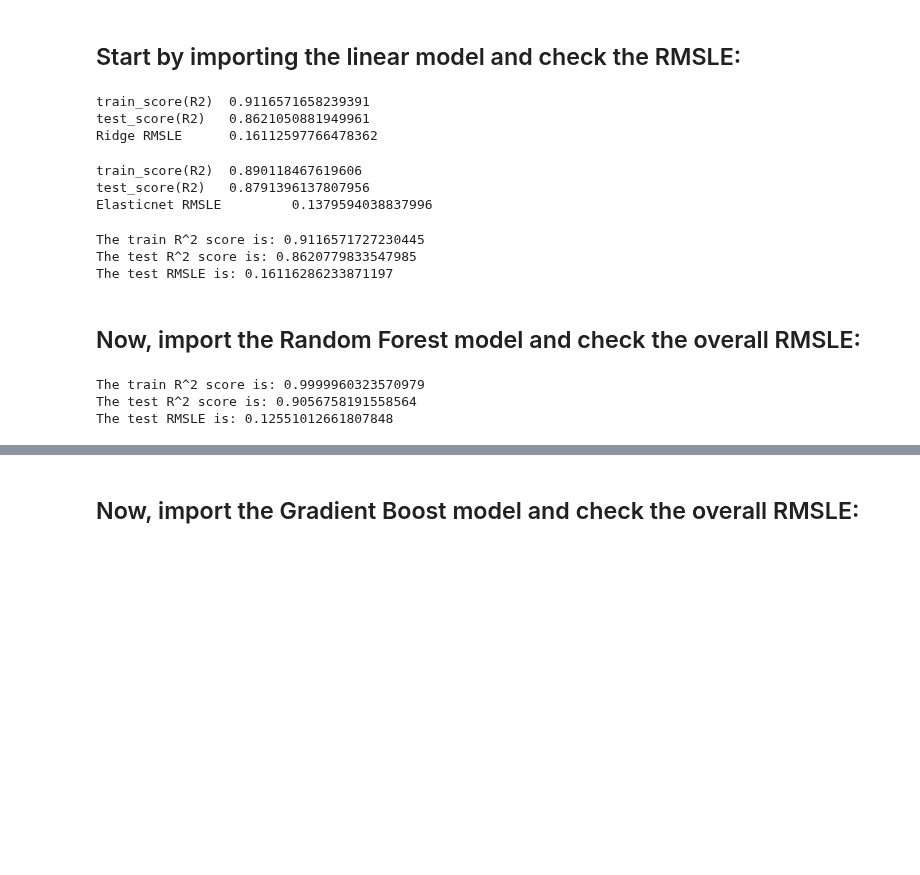
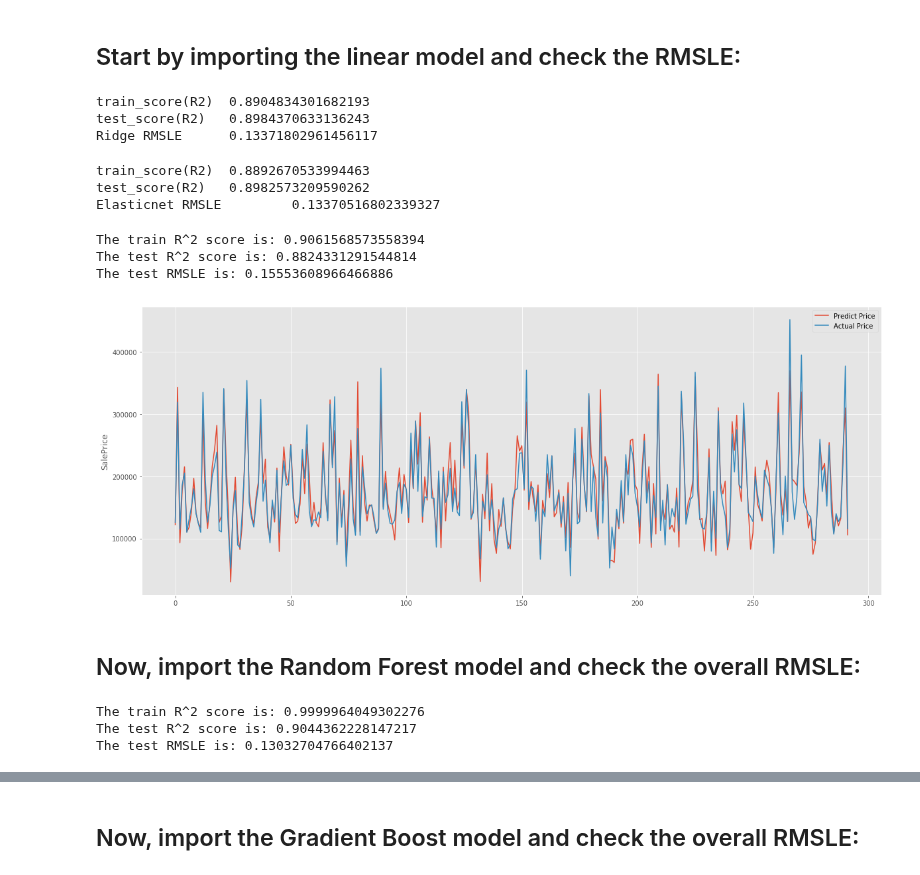
Before and after one commit to cchen17/machine-learning_house-prices, a Jupyter notebook: Chaoran/Ames_Overall_Models_and_Stacking_FinalFeatures_Chaoran.ipynb, the cells around one changed output, grey strips where cells are left out. Cells and saved outputs as stored; diff of their text form; code cells hidden in the pictures; blank space fills up the shorter version.

```diff
--- a/Chaoran/Ames_Overall_Models_and_Stacking_FinalFeatures_Chaoran.ipynb
+++ b/Chaoran/Ames_Overall_Models_and_Stacking_FinalFeatures_Chaoran.ipynb
@@ -3,11 +3,15 @@
 # %%
 import pandas as pd
 import numpy as np
+import matplotlib.pyplot as plt
+from sklearn.linear_model import LinearRegression
+import statsmodels.api as sm
 
-from sklearn.linear_model import LinearRegression
 lm = LinearRegression()
 
-import statsmodels.api as sm
+plt.style.use('ggplot')
+%matplotlib inline
+
 
 #Load our two Data Frames
 AmesDummiesOrdinalF = pd.read_csv('AmesDummiesOrdinalF.csv', index_col=0)
@@ -19,8 +23,8 @@ AmesDF = AmesDummiesOrdinalF.copy()
 # %%
 #Transform AmesDF into the Train AmesDF
 np.random.seed(19)
-#testIdxes = np.random.choice(range(1458), size=292, replace=False)
-testIdxes = np.random.choice(range(1458), size=437, replace=False)
+testIdxes = np.random.choice(range(1458), size=292, replace=False)
+
 trainIdxes = list(set(range(1458))-set(testIdxes))
 
 AmesDF2 = AmesDF.copy()
@@ -28,8 +32,7 @@ AmesDF = AmesDF.iloc[trainIdxes,]
 AmesDFTest = AmesDF2.iloc[testIdxes,]
 # %%
 #Reindex the AmesDF:
-#AmesDF.index = range(1166)
-AmesDF.index = range(1021)
+AmesDF.index = range(1166)
 # %%
 #Ridge regression
 
@@ -55,10 +58,10 @@ def standize_df(df,collist):
 collist=list(ridge_df.columns)
 ridge_df=standize_df(ridge_df,collist)
 
-#Split to 70%-30% with seed 19
+#Split to 80%-20% with seed 19
 np.random.seed(19)
-#testIdxes = np.random.choice(range(1458), size= 292, replace=False)
-testIdxes = np.random.choice(range(1458), size= 437, replace=False)
+testIdxes = np.random.choice(range(1458), size= 292, replace=False)
+
 trainIdxes = list(set(range(1458))-set(testIdxes))
 rX = ridge_df.iloc[trainIdxes]
 rtestX  = ridge_df.iloc[testIdxes]
@@ -67,7 +70,7 @@ rtestY  = SalePrice_r.iloc[testIdxes]
 
 # with 10 k-fold test, the best lambda=5.129
 ridge=Ridge()
-ridge.set_params(alpha=0.001)
+ridge.set_params(alpha=5.129)
 ridge.fit(rX,rY)
 rtrain_score=ridge.score(rX,rY)
 rtest_score= ridge.score(rtestX,rtestY)
@@ -80,9 +83,9 @@ print ('train_score(R2)\t',rtrain_score)
 print ('test_score(R2) \t',rtest_score)
 print ('Ridge RMSLE \t',RMSLEvalue)
 # %% [output]
-train_score(R2)  0.9116571658239391
-test_score(R2)   0.8621050881949961
-Ridge RMSLE      0.16112597766478362
+train_score(R2)  0.8904834301682193
+test_score(R2)   0.8984370633136243
+Ridge RMSLE      0.13371802961456117
 # %%
 #Elasticnet
 
@@ -105,36 +108,36 @@ def standize_df(df,collist):
     return df
 
 
-collist=list(ridge_df.columns)
-ridge_df=standize_df(ridge_df,collist)
+collist=list(net_df.columns)
+net_df=standize_df(net_df,collist)
 
-#Split to 70%-30% with seed 19
+#Split to 80%-20% with seed 19
 np.random.seed(19)
-#testIdxes = np.random.choice(range(1458), size= 292, replace=False)
-testIdxes = np.random.choice(range(1458), size= 437, replace=False)
+testIdxes = np.random.choice(range(1458), size= 292, replace=False)
+
 trainIdxes = list(set(range(1458))-set(testIdxes))
-eX = ridge_df.iloc[trainIdxes]
-etestX  = ridge_df.iloc[testIdxes]
+eX = net_df.iloc[trainIdxes]
+etestX  = net_df.iloc[testIdxes]
 eY = SalePrice_e.iloc[trainIdxes]
 etestY  = SalePrice_e.iloc[testIdxes]
 
 # alpha=0.01, rho=0.522
 net   = ElasticNet()
-net.set_params(alpha=0.01, l1_ratio=0.38551724137931037)
+net.set_params(alpha=0.01, l1_ratio=0.5220689655172415)
 net.fit(eX, eY)
 etrain_score=net.score(eX,eY)
 etest_score=net.score(etestX,etestY)
-PredictionsTest=net.predict(etestX)
-RMSLEvalue = np.sqrt(np.mean(np.power(np.log1p(etestY)-np.log1p(PredictionsTest), 2)))
+ePredictionsTest=net.predict(etestX)
+RMSLEvalue = np.sqrt(np.mean(np.power(np.log1p(etestY)-np.log1p(ePredictionsTest), 2)))
 
 
 print ('train_score(R2)\t',etrain_score)
 print ('test_score(R2) \t',etest_score)
 print ('Elasticnet RMSLE \t',RMSLEvalue)
 # %% [output]
-train_score(R2)  0.890118467619606
-test_score(R2)   0.8791396137807956
-Elasticnet RMSLE         0.1379594038837996
+train_score(R2)  0.8892670533994463
+test_score(R2)   0.8982573209590262
+Elasticnet RMSLE         0.13370516802339327
 # %%
 #Run Linear Regression on the Overall (80%) train set, based on earlier K-fold:
 
@@ -161,9 +164,18 @@ print("The train R^2 score is: " + str(lmscore))
 print("The test R^2 score is: " + str(lmtestscore))
 print("The test RMSLE is: " + str(RMSLE))
 # %% [output]
-The train R^2 score is: 0.9116571727230445
-The test R^2 score is: 0.8620779833547985
-The test RMSLE is: 0.16116286233871197
+The train R^2 score is: 0.9061568573558394
+The test R^2 score is: 0.8824331291544814
+The test RMSLE is: 0.15553608966466886
+# %%
+plt.figure(figsize=(20,8))
+plt.plot(range(292),testpredict,label="Predict Price")
+plt.plot(range(292),testY,label="Actual Price")
+plt.legend(loc="best")
+plt.ylabel("SalePrice")
+plt.show()
+# %% [output]
+[figure, added]
 # %% [markdown]
 ## Now, import the Random Forest model and check the overall RMSLE:
 # %%
@@ -191,6 +203,6 @@ print("The train R^2 score is: " + str(rfscore))
 print("The test R^2 score is: " + str(rftestscore))
 print("The test RMSLE is: " + str(RMSLErf))
 # %% [output]
-The train R^2 score is: 0.9999960323570979
-The test R^2 score is: 0.9056758191558564
-The test RMSLE is: 0.12551012661807848
+The train R^2 score is: 0.9999964049302276
+The test R^2 score is: 0.9044362228147217
+The test RMSLE is: 0.13032704766402137
```
Also changed, not shown: parts of 4 cells of this notebook, 2 other files.
